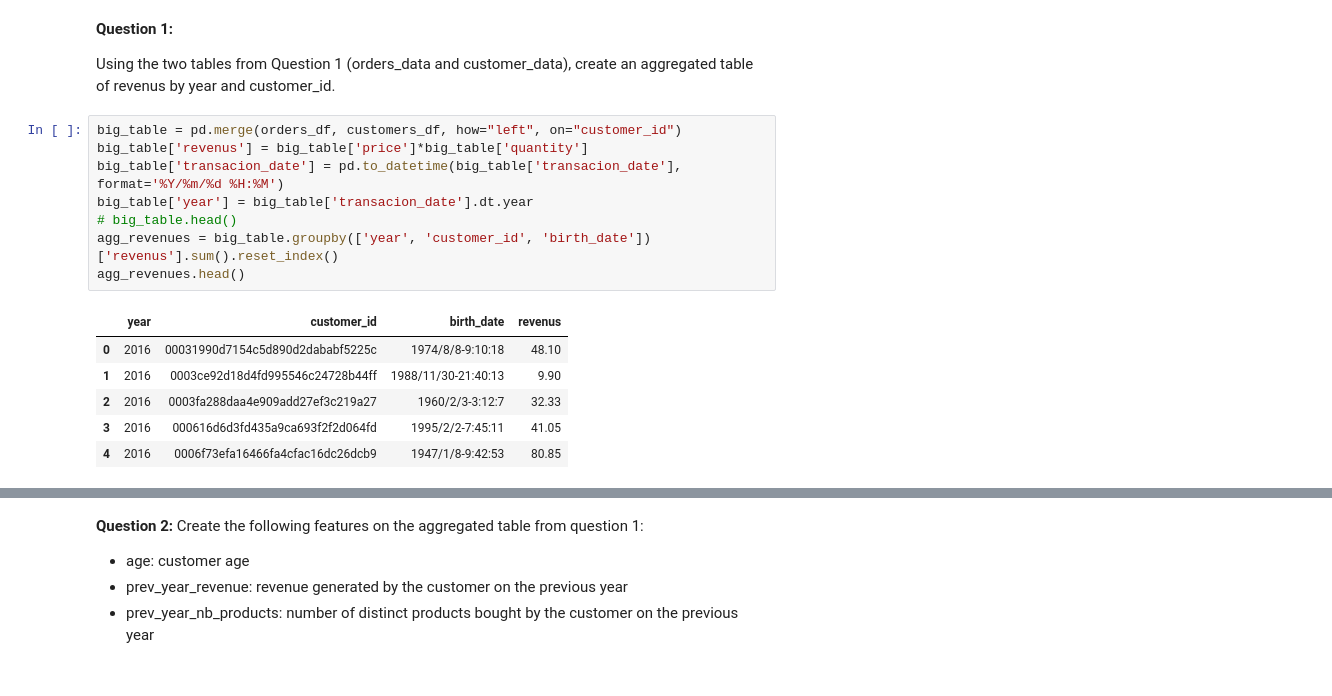
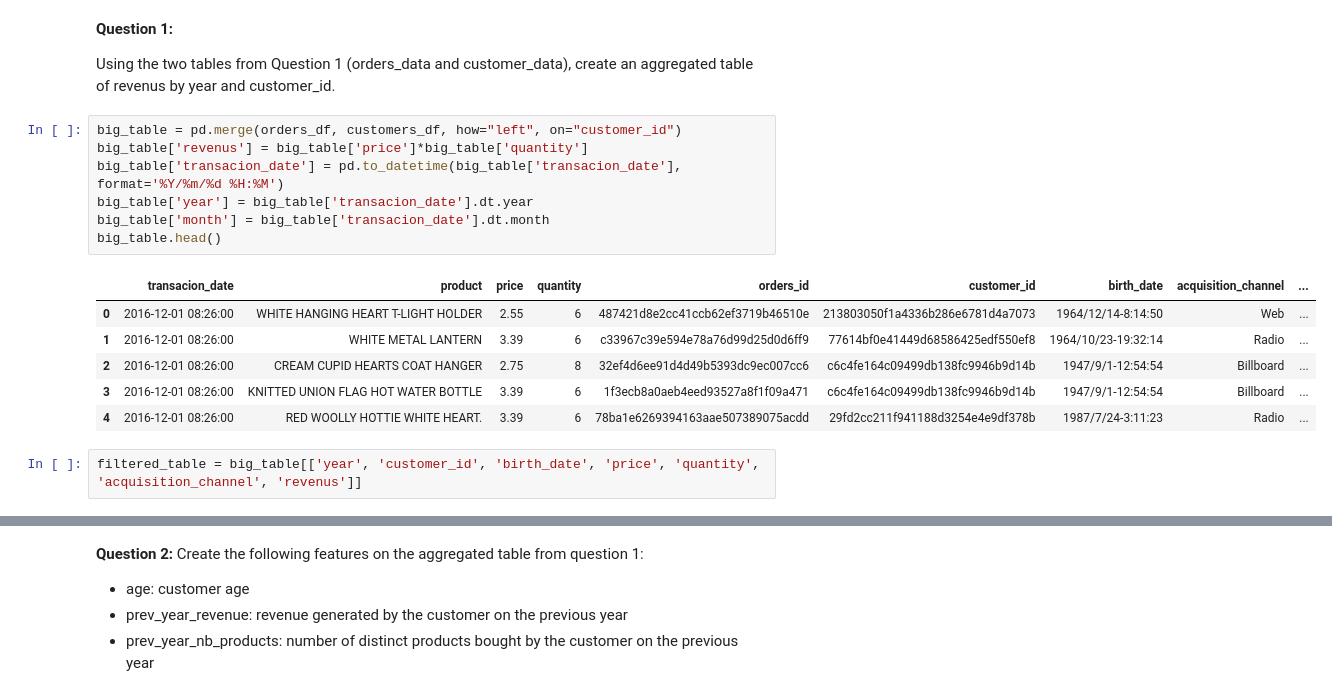
Before and after one commit to FrankFacundo/ComputerScience-Data, a Jupyter notebook: Data/DataScience/StudyCases-Challenge/Business/test.ipynb, the cells around one changed output, grey strips where cells are left out. Cells and saved outputs as stored; diff of their text form.

```diff
--- a/Data/DataScience/StudyCases-Challenge/Business/test.ipynb
+++ b/Data/DataScience/StudyCases-Challenge/Business/test.ipynb
@@ -283,15 +297,16 @@ Using the two tables from Question 1 (orders_data and customer_data), create an
 # %%
 big_table = pd.merge(orders_df, customers_df, how="left", on="customer_id")
 big_table['revenus'] = big_table['price']*big_table['quantity']
 big_table['transacion_date'] = pd.to_datetime(big_table['transacion_date'], format='%Y/%m/%d %H:%M')
 big_table['year'] = big_table['transacion_date'].dt.year
-# big_table.head()
-agg_revenues = big_table.groupby(['year', 'customer_id', 'birth_date'])['revenus'].sum().reset_index()
-agg_revenues.head()
+big_table['month'] = big_table['transacion_date'].dt.month
+big_table.head()
 # %% [output]
-|  | year | customer_id | birth_date | revenus |
-| 0 | 2016 | 00031990d7154c5d890d2dababf5225c | 1974/8/8-9:10:18 | 48.10 |
-| 1 | 2016 | 0003ce92d18d4fd995546c24728b44ff | 1988/11/30-21:40:13 | 9.90 |
-| 2 | 2016 | 0003fa288daa4e909add27ef3c219a27 | 1960/2/3-3:12:7 | 32.33 |
-| 3 | 2016 | 000616d6d3fd435a9ca693f2f2d064fd | 1995/2/2-7:45:11 | 41.05 |
-| 4 | 2016 | 0006f73efa16466fa4cfac16dc26dcb9 | 1947/1/8-9:42:53 | 80.85 |
+|  | transacion_date | product | price | quantity | orders_id | customer_id | birth_date | acquisition_channel | ... |
+| 0 | 2016-12-01 08:26:00 | WHITE HANGING HEART T-LIGHT HOLDER | 2.55 | 6 | 487421d8e2cc41ccb62ef3719b46510e | 213803050f1a4336b286e6781d4a7073 | 1964/12/14-8:14:50 | Web | ... |
+| 1 | 2016-12-01 08:26:00 | WHITE METAL LANTERN | 3.39 | 6 | c33967c39e594e78a76d99d25d0d6ff9 | 77614bf0e41449d68586425edf550ef8 | 1964/10/23-19:32:14 | Radio | ... |
+| 2 | 2016-12-01 08:26:00 | CREAM CUPID HEARTS COAT HANGER | 2.75 | 8 | 32ef4d6ee91d4d49b5393dc9ec007cc6 | c6c4fe164c09499db138fc9946b9d14b | 1947/9/1-12:54:54 | Billboard | ... |
+| 3 | 2016-12-01 08:26:00 | KNITTED UNION FLAG HOT WATER BOTTLE | 3.39 | 6 | 1f3ecb8a0aeb4eed93527a8f1f09a471 | c6c4fe164c09499db138fc9946b9d14b | 1947/9/1-12:54:54 | Billboard | ... |
+| 4 | 2016-12-01 08:26:00 | RED WOOLLY HOTTIE WHITE HEART. | 3.39 | 6 | 78ba1e6269394163aae507389075acdd | 29fd2cc211f941188d3254e4e9df378b | 1987/7/24-3:11:23 | Radio | ... |
+# %%
+filtered_table = big_table[['year', 'customer_id', 'birth_date', 'price', 'quantity', 'acquisition_channel', 'revenus']]
```
Also changed, not shown: parts of 8 cells of this notebook.
